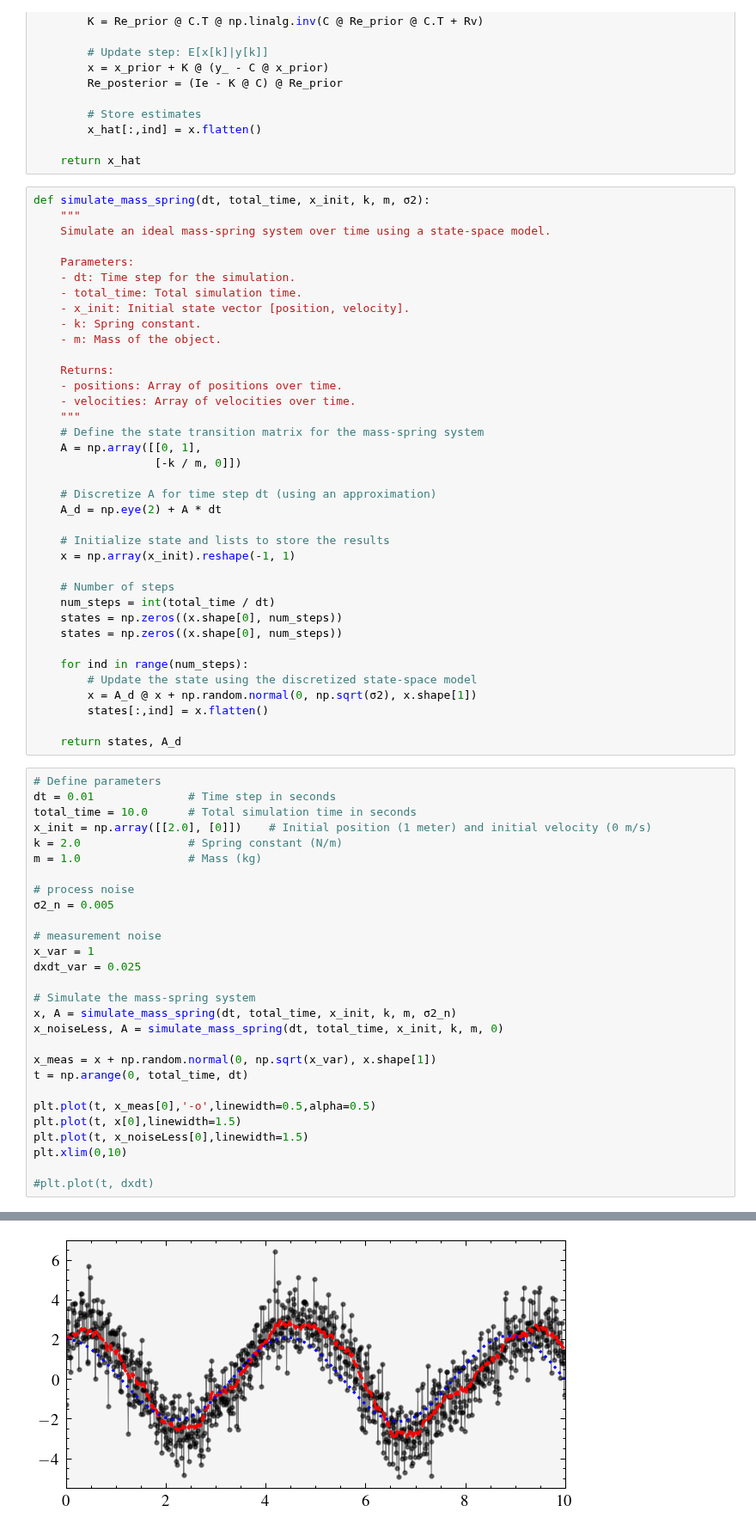
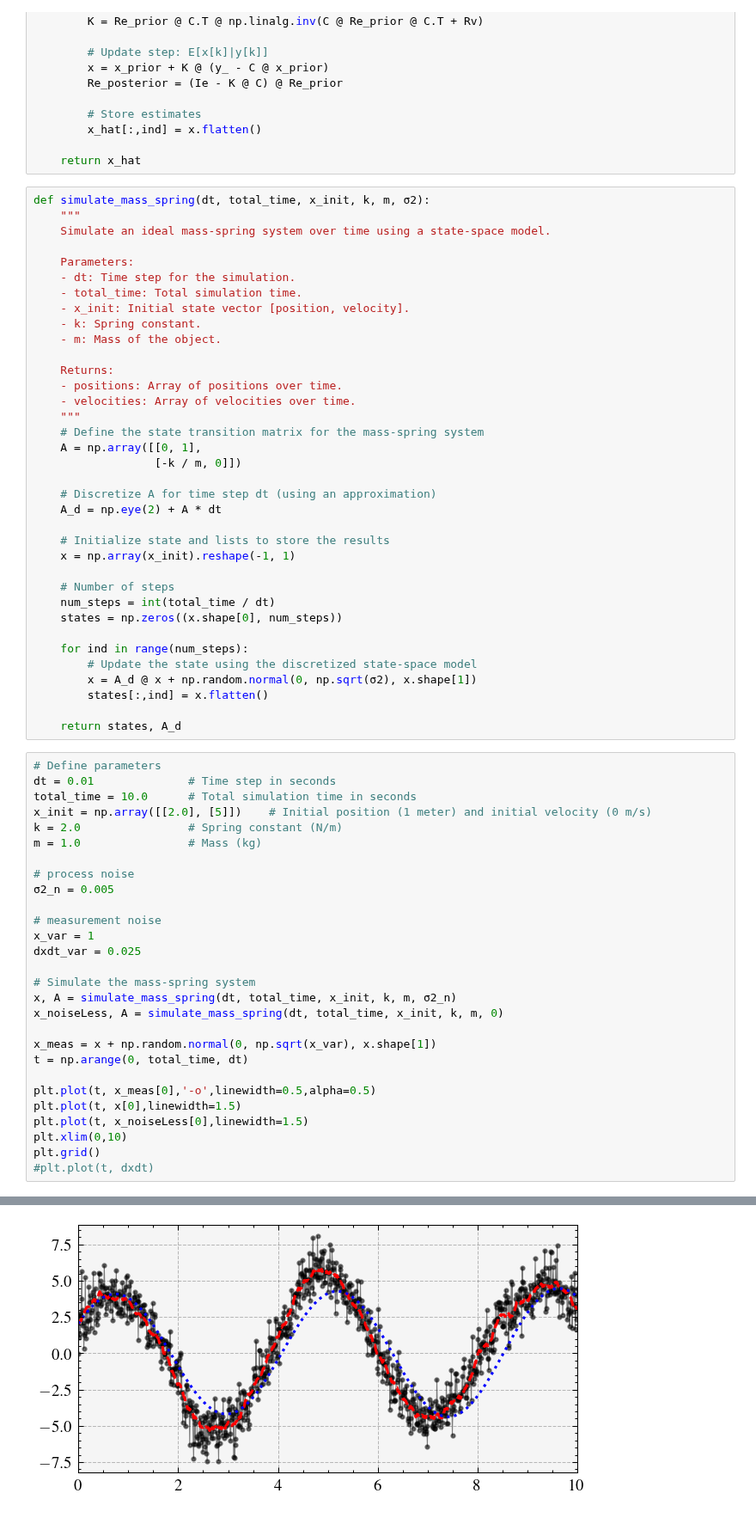
Before and after one commit to edsonportosilva/AdaptiveSignalProcessing, a Jupyter notebook: notebooks/7. Kalman filters.ipynb, the cells around one changed output, grey strips where cells are left out. Shown at 86% size. Drawn from its saved outputs; the diff is of its cells as text.

```diff
--- a/notebooks/7. Kalman filters.ipynb
+++ b/notebooks/7. Kalman filters.ipynb
@@ -129,7 +129,6 @@ def simulate_mass_spring(dt, total_time, x_init, k, m, σ2):
     # Number of steps
     num_steps = int(total_time / dt)
     states = np.zeros((x.shape[0], num_steps))
-    states = np.zeros((x.shape[0], num_steps))
 
     for ind in range(num_steps):
         # Update the state using the discretized state-space model
@@ -141,7 +140,7 @@ def simulate_mass_spring(dt, total_time, x_init, k, m, σ2):
 # Define parameters
 dt = 0.01              # Time step in seconds
 total_time = 10.0      # Total simulation time in seconds
-x_init = np.array([[2.0], [0]])    # Initial position (1 meter) and initial velocity (0 m/s)
+x_init = np.array([[2.0], [5]])    # Initial position (1 meter) and initial velocity (0 m/s)
 k = 2.0                # Spring constant (N/m)
 m = 1.0                # Mass (kg)
 
@@ -163,6 +162,6 @@ plt.plot(t, x_meas[0],'-o',linewidth=0.5,alpha=0.5)
 plt.plot(t, x[0],linewidth=1.5)
 plt.plot(t, x_noiseLess[0],linewidth=1.5)
 plt.xlim(0,10)
-
+plt.grid()
 #plt.plot(t, dxdt)
 # %% [output]
@@ -170 +168 @@ plt.xlim(0,10)
-[figure, old version]
+[figure, new version]
```
Also changed, not shown: parts of 4 cells of this notebook.
